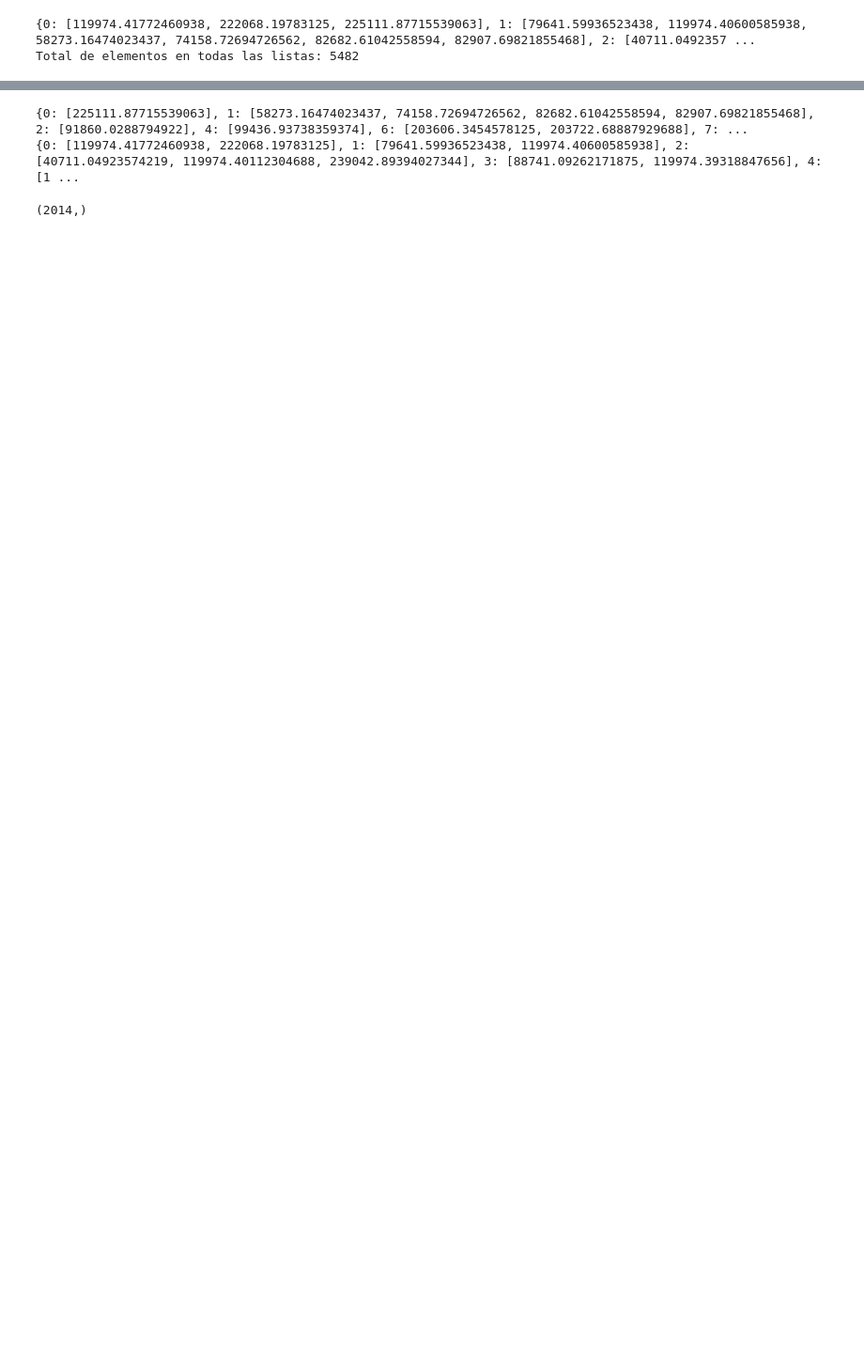
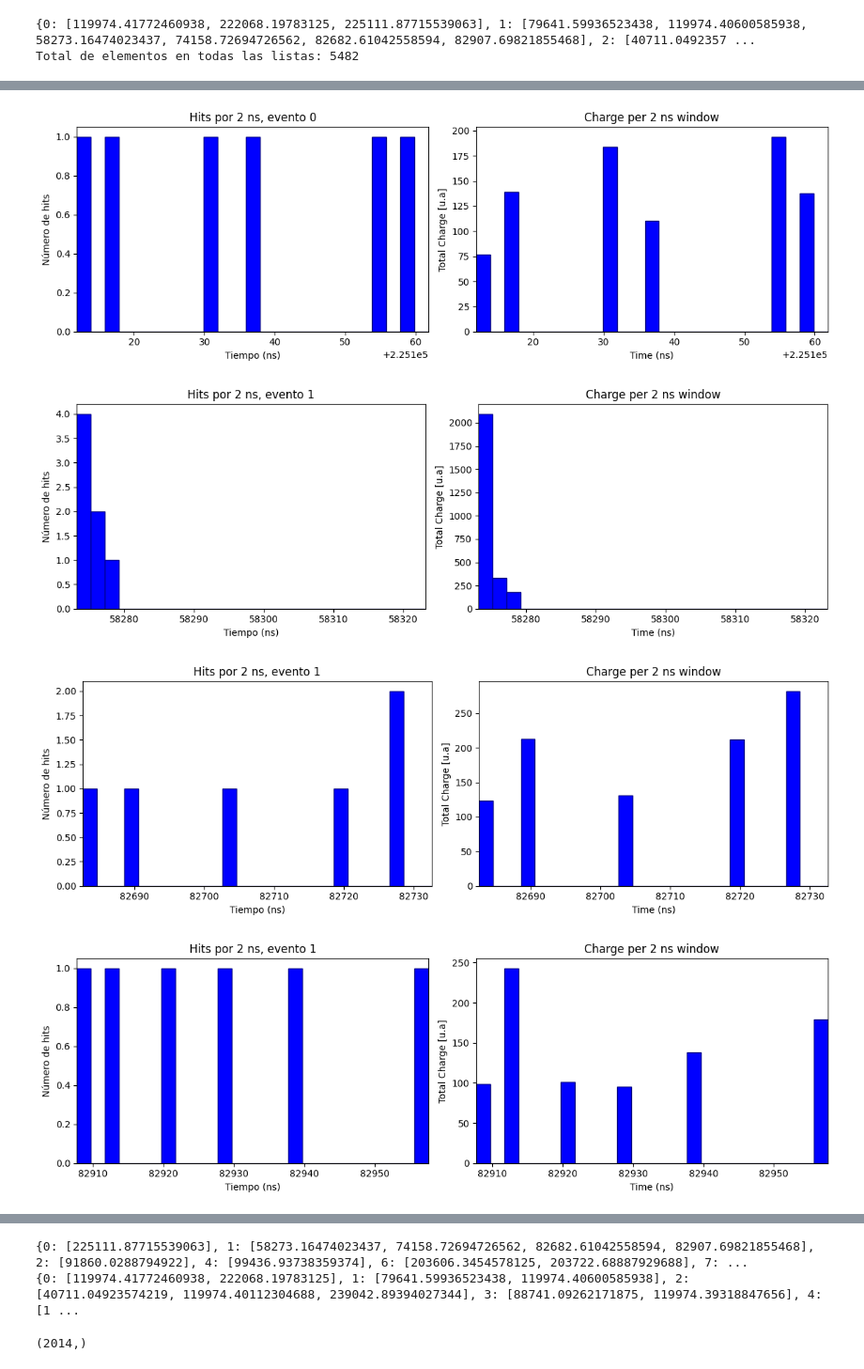
Before and after one commit to halmamol/WCTECoincidence_Analysis, a Jupyter notebook: nHits_count/jupyter_notebooks/spills_second.ipynb, the cells around one changed output, grey strips where cells are left out. Shown at 94% size. Cells and saved outputs as stored; diff of their text form; code cells hidden in the pictures; blank space fills up the shorter version.

```diff
--- a/nHits_count/jupyter_notebooks/spills_second.ipynb
+++ b/nHits_count/jupyter_notebooks/spills_second.ipynb
@@ -126,33 +152,38 @@ print("en total", (coincidencias + diferencias))
 # %%
-trigger_times_half = dict(list(threshold_charges.items())[0:10])
+trigger_times_half = dict(list(diff_dict_times.items())[0:20])
 bin_time = 2
 
 for event_number in trigger_times_half:
     for start_time in trigger_times_half[event_number]:
         times_branch_event = times_branch[event_number]
         charges_branch_event = charge_branch[event_number]
 
         mask = (times_branch_event >= start_time) & (times_branch_event < start_time + 50)
 
         time = times_branch_event[mask]
         charge = charges_branch_event[mask]
 
         plt.style.use('default')
         fig, axs = plt.subplots(1, 2, figsize=(12, 4))
 
         # --- Subplot 2: Histograma de número de hits en ventanas de 10 ns ---
         axs[0].hist(time, range=(start_time, start_time + 50), bins=int(50/bin_time), color='blue', edgecolor='navy')
         axs[0].set_xlabel('Tiempo (ns)')
         axs[0].set_ylabel('Número de hits')
         axs[0].set_title(f"Hits por {bin_time} ns, evento {event_number}")
         axs[0].set_xlim(start_time, start_time+50)
 
         sum_charges = functions_spills.plot_TotalCharge_Time(time, charge, bin_time)
 
         axs[1].bar(np.arange(start_time, start_time+50, bin_time), sum_charges, width = bin_time, color='blue',  align='edge', edgecolor='navy')
         axs[1].set_xlabel("Time (ns)")
         axs[1].set_ylabel("Total Charge [u.a]")
         axs[1].set_title(f"Charge per {bin_time} ns window")
         axs[1].set_xlim(start_time, start_time+50)
         plt.tight_layout()
         plt.show()
+# %% [output]
+[figure, added]
+[figure, added]
+[figure, added]
+[figure, added]
```
Also changed, not shown: parts of 11 cells of this notebook, 3 other files.
